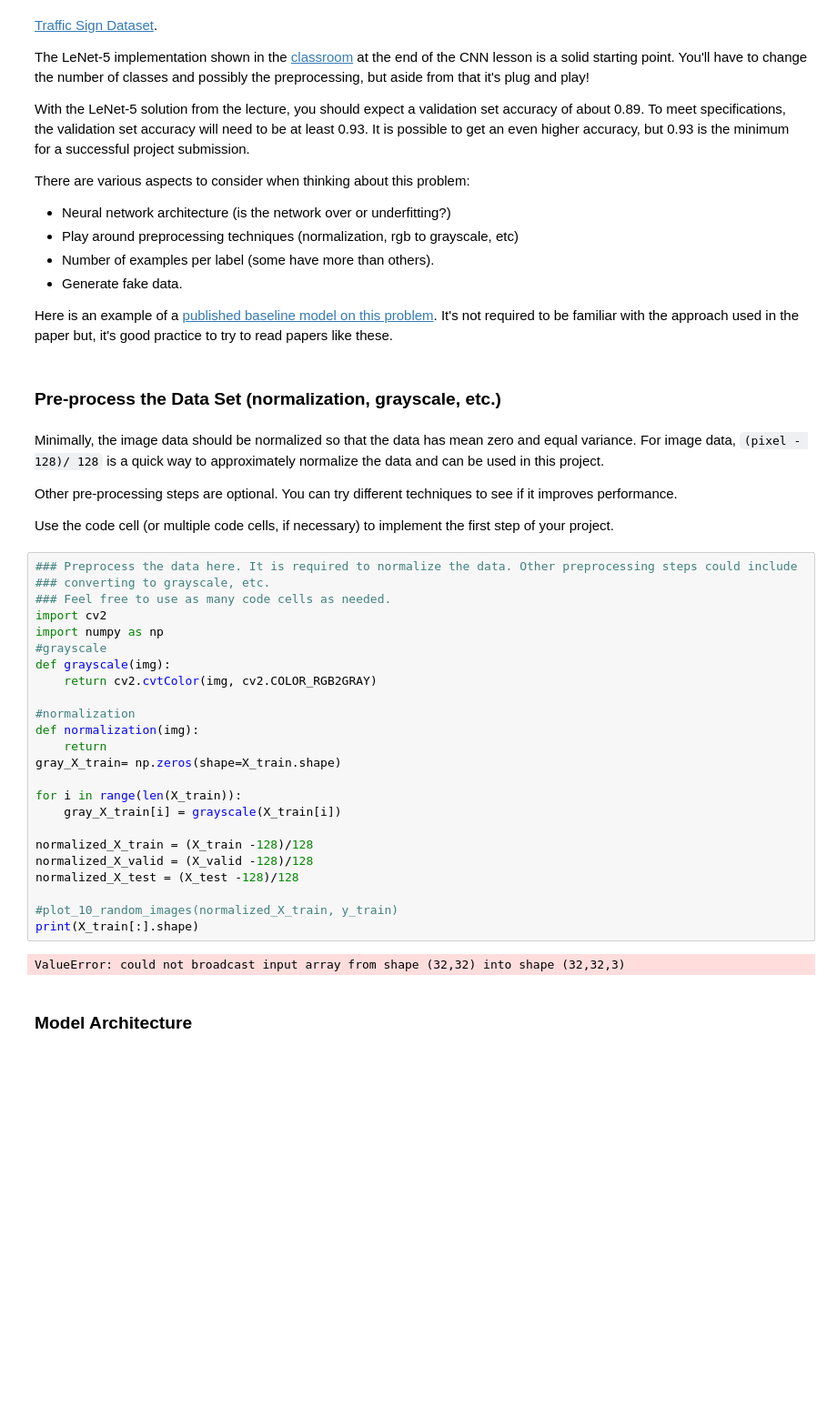
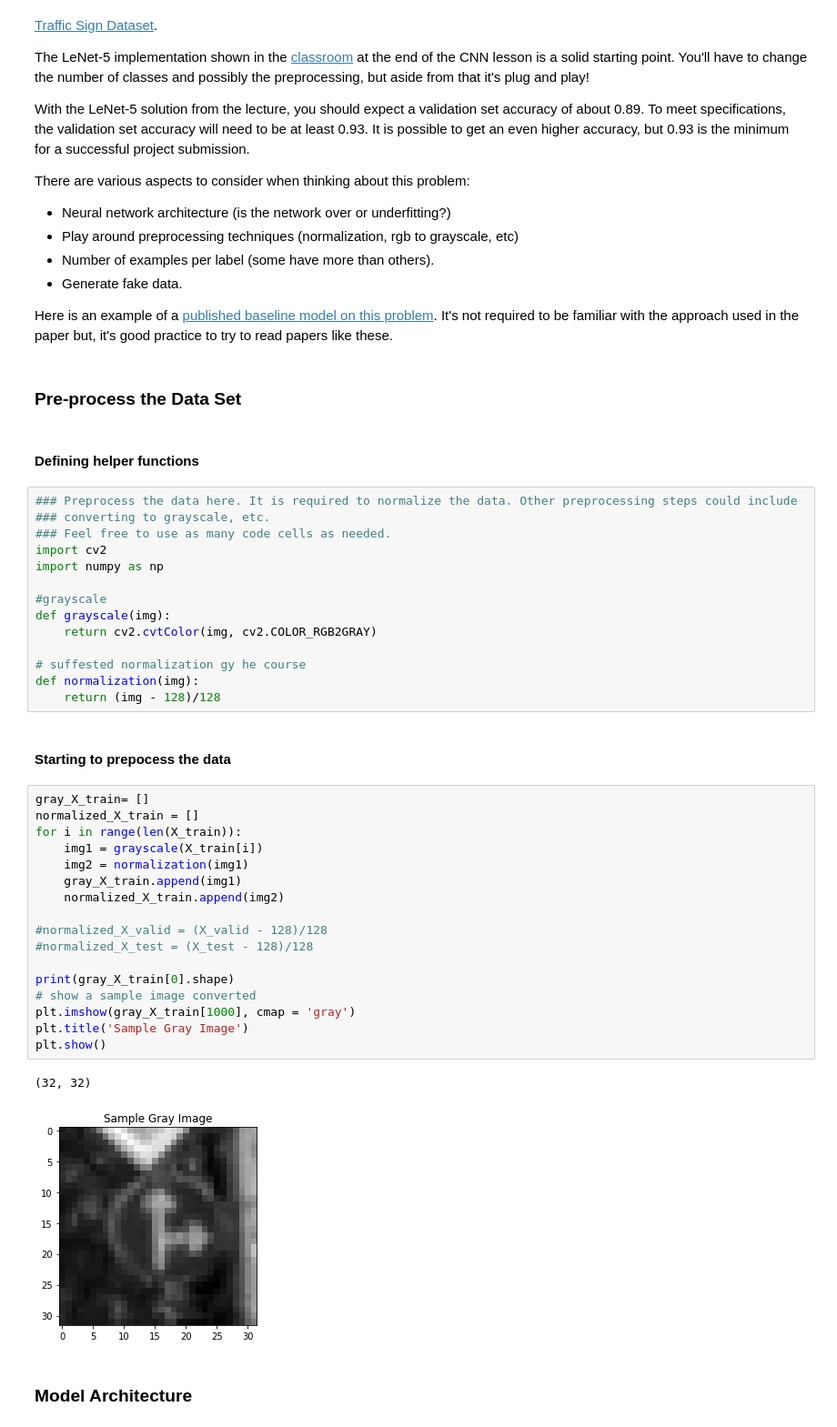
Before and after one commit to tranlv/Self-Driving-Car-Engineer-Part-1, a Jupyter notebook: Traffic Sign Classifier/Traffic_Sign_Classifier.ipynb, the cells around one changed output. Shown: that part at 91% size. Drawn from its saved outputs; the diff is of its cells as text; blank space fills up the shorter version.

```diff
--- a/Traffic Sign Classifier/Traffic_Sign_Classifier.ipynb
+++ b/Traffic Sign Classifier/Traffic_Sign_Classifier.ipynb
@@ -147,38 +132,44 @@ There are various aspects to consider when thinking about this problem:
 
 Here is an example of a [published baseline model on this problem](http://yann.lecun.com/exdb/publis/pdf/sermanet-ijcnn-11.pdf). It's not required to be familiar with the approach used in the paper but, it's good practice to try to read papers like these.
 # %% [markdown]
-### Pre-process the Data Set (normalization, grayscale, etc.)
+### Pre-process the Data Set
-# %% [markdown]
-Minimally, the image data should be normalized so that the data has mean zero and equal variance. For image data, `(pixel - 128)/ 128` is a quick way to approximately normalize the data and can be used in this project.
-
-Other pre-processing steps are optional. You can try different techniques to see if it improves performance.
-
-Use the code cell (or multiple code cells, if necessary) to implement the first step of your project.
+# %% [markdown]
+#### Defining helper functions
 # %%
 ### Preprocess the data here. It is required to normalize the data. Other preprocessing steps could include
 ### converting to grayscale, etc.
 ### Feel free to use as many code cells as needed.
 import cv2
 import numpy as np
+
 #grayscale
 def grayscale(img):
     return cv2.cvtColor(img, cv2.COLOR_RGB2GRAY)
 
-#normalization
+# suffested normalization gy he course
 def normalization(img):
-    return
-gray_X_train= np.zeros(shape=X_train.shape)
-
-for i in range(len(X_train)):
-    gray_X_train[i] = grayscale(X_train[i])
-
-normalized_X_train = (X_train -128)/128
-normalized_X_valid = (X_valid -128)/128
-normalized_X_test = (X_test -128)/128
-
-#plot_10_random_images(normalized_X_train, y_train)
-print(X_train[:].shape)
+    return (img - 128)/128
-# %% [output]
-ValueError: could not broadcast input array from shape (32,32) into shape (32,32,3)
+# %% [markdown]
+#### Starting to prepocess the data
+# %%
+gray_X_train= []
+normalized_X_train = []
+for i in range(len(X_train)):
+    img1 = grayscale(X_train[i])
+    img2 = normalization(img1)
+    gray_X_train.append(img1)
+    normalized_X_train.append(img2)
+
+#normalized_X_valid = (X_valid - 128)/128
+#normalized_X_test = (X_test - 128)/128
+
+print(gray_X_train[0].shape)
+# show a sample image converted
+plt.imshow(gray_X_train[1000], cmap = 'gray')
+plt.title('Sample Gray Image')
+plt.show()
+# %% [output]
+(32, 32)
+[figure, added]
 # %% [markdown]
 ### Model Architecture
```
Also changed, not shown: parts of 10 cells of this notebook, 1 other file.
